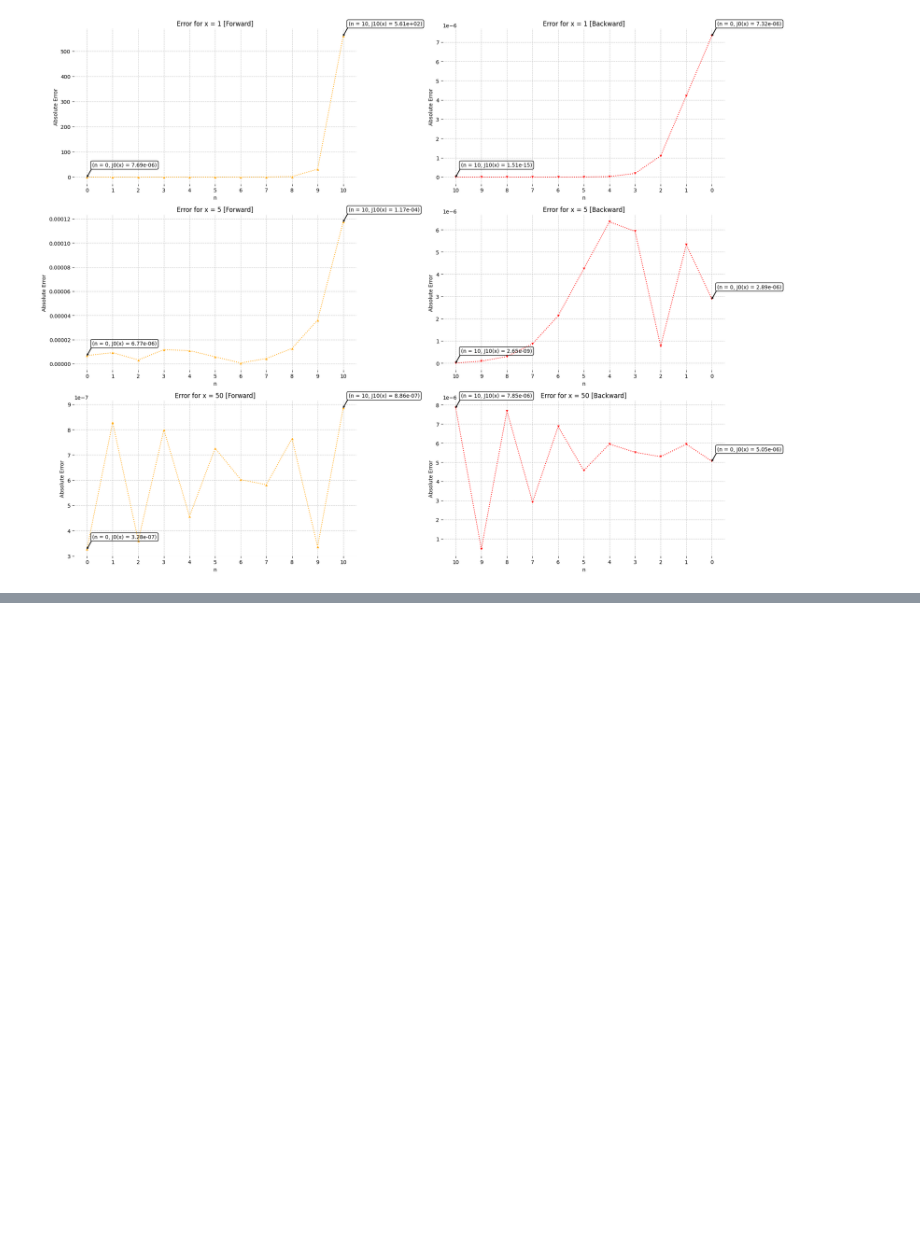
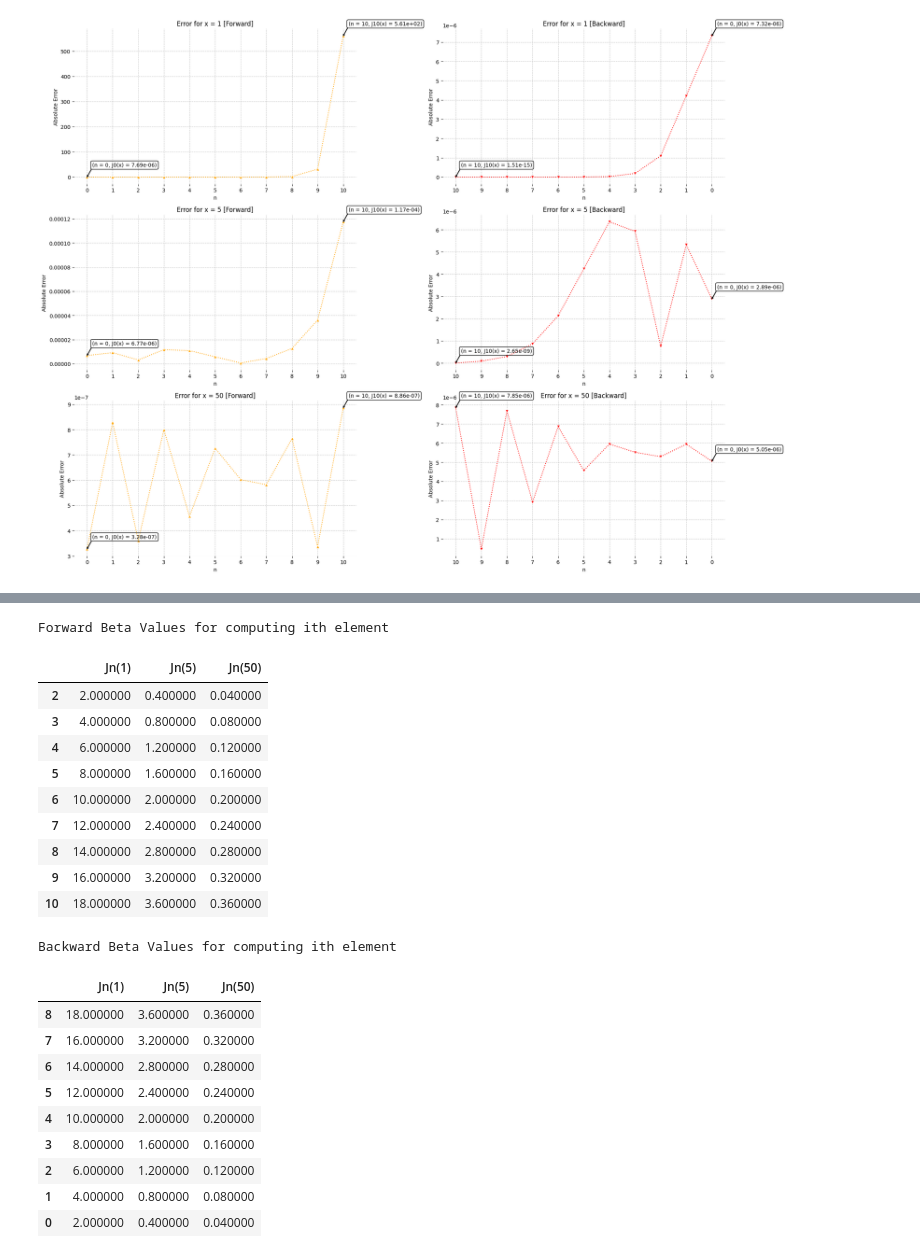
Before and after one commit to pesricha/DS288-Numerical-Methods, a Jupyter notebook: Homework-1.ipynb, the cells around one changed output, grey strips where cells are left out. Drawn from its saved outputs; the diff is of its cells as text; code cells hidden in the pictures; blank space fills up the shorter version.

Commit message:
Added Beta Values

```diff
--- a/Homework-1.ipynb
+++ b/Homework-1.ipynb
@@ -13,3 +8,23 @@ pd.set_option('display.float_format', lambda x: f'{x:.10e}')
+# %%
+import pandas as pd
+import seaborn as sns
+import matplotlib.pyplot as plt
+from IPython.core.display import display, HTML
+
+pd.set_option('display.float_format', lambda x: f'{x:.10e}')
+
+def display_side_by_side(dfs:list, captions:list, tablespacing=5):
+    """Display tables side by side to save vertical space
+    Input:
+        dfs: list of pandas.DataFrame
+        captions: list of table captions
+        ## This function is taken from https://stackoverflow.com/questions/38783027/.
+    """
+    output = ""
+    for (caption, df) in zip(captions, dfs):
+        output += df.style.set_table_attributes("style='display:inline'").set_caption(caption)._repr_html_()
+        output += tablespacing * "\xa0"
+    display(HTML(output))
 # %% [markdown]
 ### Loading the dataset
 # %%
@@ -224,0 +270,34 @@ Forward and Backward absolute errors against n
+# %%
+beta_values_forward = pd.DataFrame(index=[i for i in range(2, 11)], columns=['Jn(1)','Jn(5)','Jn(50)'])
+beta_values_backward = pd.DataFrame(index=[i for i in range(8, -1, -1)], columns=['Jn(1)','Jn(5)','Jn(50)'])
+for i in range(2, 11):
+    beta_values_forward.loc[i, 'Jn(1)'] = 2*(i-1)/1; beta_values_forward.loc[i, 'Jn(5)'] = 2*(i-1)/5; beta_values_forward.loc[i, 'Jn(50)'] = 2*(i-1)/50
+
+for i in range(8, -1, -1):
+    beta_values_backward.loc[i, 'Jn(1)'] = 2*(i+1)/1; beta_values_backward.loc[i, 'Jn(5)'] = 2*(i+1)/5; beta_values_backward.loc[i, 'Jn(50)'] = 2*(i+1)/50
+
+beta_values_forward
+display_side_by_side([beta_values_forward,beta_values_backward], ['Forward Beta Values for computing ith element',' Backward Beta Values for computing ith element'])
+# %% [output]
+Forward Beta Values for computing ith element
+|  | Jn(1) | Jn(5) | Jn(50) |
+| 2 | 2.000000 | 0.400000 | 0.040000 |
+| 3 | 4.000000 | 0.800000 | 0.080000 |
+| 4 | 6.000000 | 1.200000 | 0.120000 |
+| 5 | 8.000000 | 1.600000 | 0.160000 |
+| 6 | 10.000000 | 2.000000 | 0.200000 |
+| 7 | 12.000000 | 2.400000 | 0.240000 |
+| 8 | 14.000000 | 2.800000 | 0.280000 |
+| 9 | 16.000000 | 3.200000 | 0.320000 |
+| 10 | 18.000000 | 3.600000 | 0.360000 |
+Backward Beta Values for computing ith element
+|  | Jn(1) | Jn(5) | Jn(50) |
+| 8 | 18.000000 | 3.600000 | 0.360000 |
+| 7 | 16.000000 | 3.200000 | 0.320000 |
+| 6 | 14.000000 | 2.800000 | 0.280000 |
+| 5 | 12.000000 | 2.400000 | 0.240000 |
+| 4 | 10.000000 | 2.000000 | 0.200000 |
+| 3 | 8.000000 | 1.600000 | 0.160000 |
+| 2 | 6.000000 | 1.200000 | 0.120000 |
+| 1 | 4.000000 | 0.800000 | 0.080000 |
+| 0 | 2.000000 | 0.400000 | 0.040000 |
```
Also changed, not shown: parts of 4 cells of this notebook, 1 other file.
